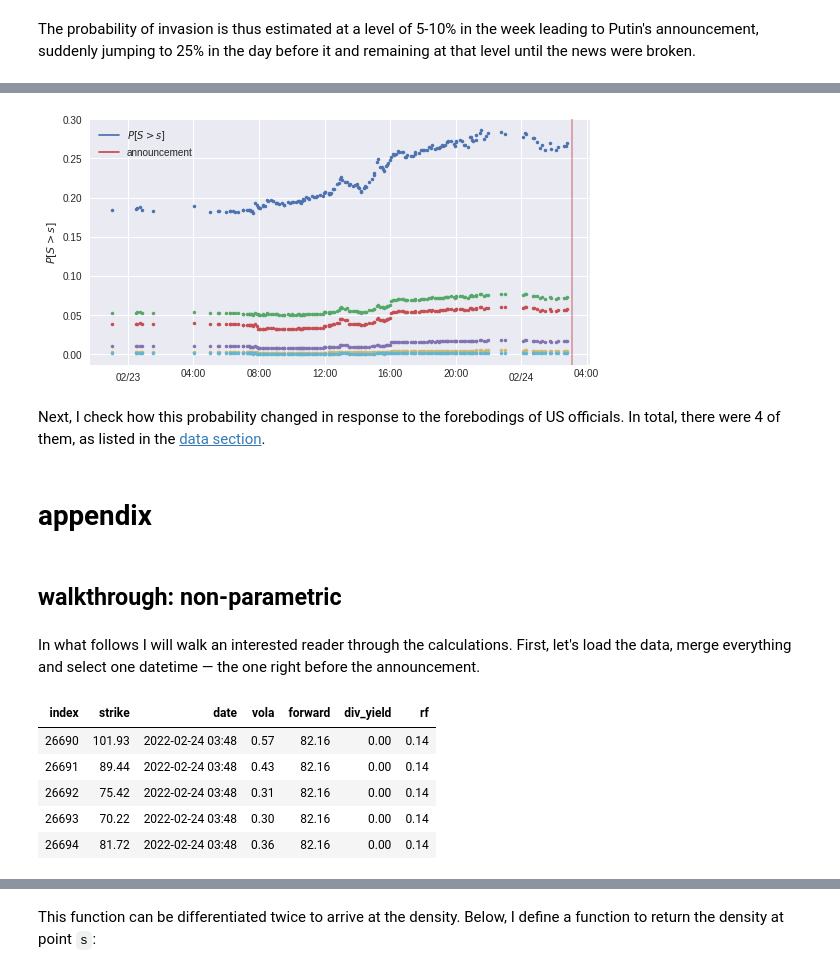
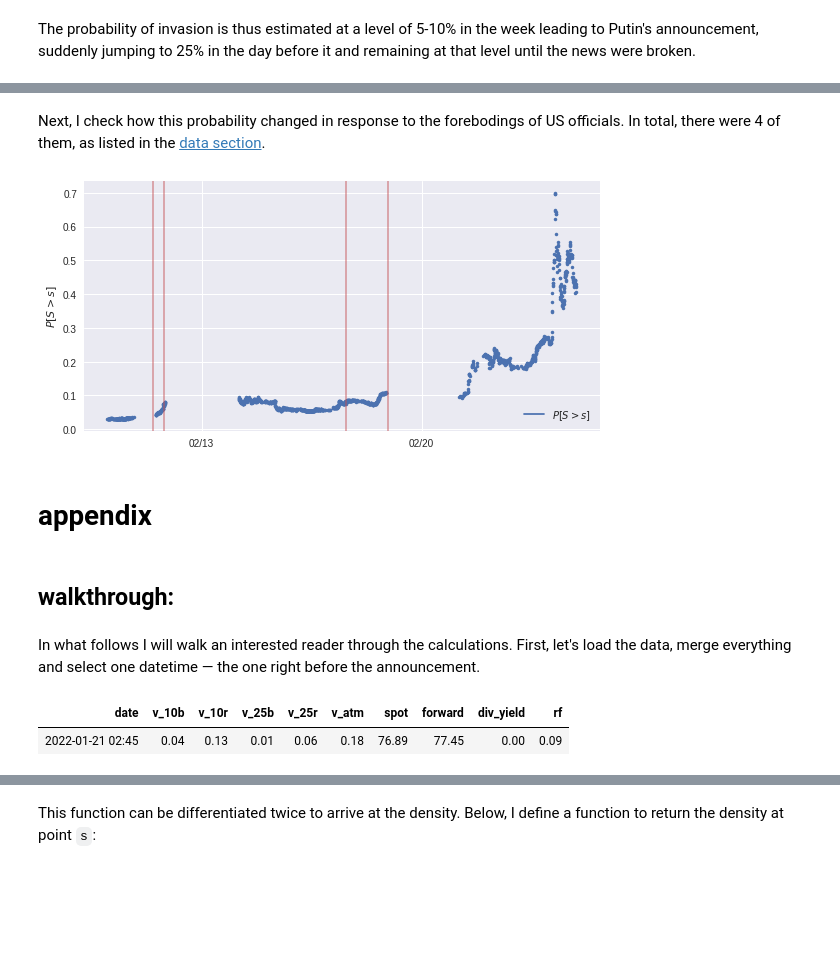
Before and after one commit to ipozdeev/fx-options-ukraine-war, a Jupyter notebook: walkthrough.ipynb, the cells around one changed output, grey strips where cells are left out. Cells and saved outputs as stored; diff of their text form; code cells hidden in the pictures; blank space fills up the shorter version.

```diff
--- a/walkthrough.ipynb
+++ b/walkthrough.ipynb
@@ -70,17 +67,18 @@ TAU = 1/12  # maturity of options
 # matplotlib
 palette = plt.rcParams['axes.prop_cycle'].by_key()['color']
 
-# frames
+# formatting frames
 def format_dataframe(df_: pd.DataFrame, tail=True):
     """A little formatter helper."""
     if tail:
         return format_dataframe(df_.tail(), tail=False)
-    if df_.columns.nlevels > 1:
-        col_key = ("date", "")
-    else:
-        col_key = "date"
-    res_ = df_.reset_index()\
-        .style.format(formatter={col_key: lambda x: x.strftime("%Y-%m-%d %H:%M")},
+
+    if df_.index.inferred_type == 'datetime64':
+        return format_dataframe(df_.rename_axis(index="date").reset_index(),
+                                tail=tail)
+
+    res_ = df_\
+        .style.format(formatter={"date": lambda x: x.strftime("%Y-%m-%d %H:%M")},
                       precision=2)\
         .hide(axis=0)
     return res_
@@ -194,45 +192,40 @@ At other levels of the threshold the probabilities adjust accordingly:
-# %%
-plot_invasion_probability_zoomed(prob_np)
-plt.show()
-# %% [output]
-[figure, removed]
 # %% [markdown]
 Next, I check how this probability changed in response to the forebodings of US officials. In total, there were 4 of them, as listed in the [data section](#events).
+# %%
+fig = plot_invasion_probability(prob_np.loc["2022-02-10":"2022-02-24", thresh], show_invasion=False)
+for dt_, _ in d_events.iloc[1:].iterrows():
+    fig.gca().axvline(x=dt_, color=palette[2], alpha=0.5)
+plt.show()
+# %% [output]
+[figure, added]
 # %% [markdown]
 # appendix
 # %% [markdown]
-## walkthrough: non-parametric <a name="walkthrough-non-parametric"></a>
+## walkthrough: <a name="walkthrough"></a>
 # %% [markdown]
 In what follows I will walk an interested reader through the calculations. First, let's load the data, merge everything and select one datetime &mdash; the one right before the announcement.
 # %%
 # data
-d_option = get_option_data()
+d_option = get_option_contracts_data()
 d_forward = get_forward_data()
+d_spot = get_spot_data()
 d_rates = get_rates_data()
-timeline = get_timeline()
 
-# drop dates with <5 observations
-n_per_date = d_option.groupby("date").count().iloc[:, 0]
-good_dt = n_per_date.loc[n_per_date.gt(4)].index
-d_option = d_option.loc[d_option["date"].isin(good_dt)]
-
-# merge all the necessary data (produces duplicates for some vars)
-data = reduce(
-    lambda x_, y_: pd.merge(x_, y_, on="date", how="inner"),
-    [d_option, d_forward, d_rates]
+# pivot, merge to have all necessary values for each date ready
+data = pd.concat(
+    (d_option.pivot("date", "name", "value"),
+     d_spot.set_index("date"),
+     d_forward.set_index("date"),
+     d_rates.set_index("date")),
+    axis=1
 )
-data = data.sort_values("date")
+data = data.dropna()
 
 # select one little chunk
-dt = timeline.index[0]
-data = data.query("date < @dt").tail(5)
+chunk = data.iloc[[1500]]
 
-format_dataframe(data)
+format_dataframe(chunk)
 # %% [output]
-| index | strike | date | vola | forward | div_yield | rf |
-| 26690 | 101.93 | 2022-02-24 03:48 | 0.57 | 82.16 | 0.00 | 0.14 |
-| 26691 | 89.44 | 2022-02-24 03:48 | 0.43 | 82.16 | 0.00 | 0.14 |
-| 26692 | 75.42 | 2022-02-24 03:48 | 0.31 | 82.16 | 0.00 | 0.14 |
-| 26693 | 70.22 | 2022-02-24 03:48 | 0.30 | 82.16 | 0.00 | 0.14 |
-| 26694 | 81.72 | 2022-02-24 03:48 | 0.36 | 82.16 | 0.00 | 0.14 |
+| date | v_10b | v_10r | v_25b | v_25r | v_atm | spot | forward | div_yield | rf |
+| 2022-01-21 02:45 | 0.04 | 0.13 | 0.01 | 0.06 | 0.18 | 76.89 | 77.45 | 0.00 | 0.09 |
 # %% [markdown]
```
Also changed, not shown: parts of 36 cells of this notebook, 2 other files.
